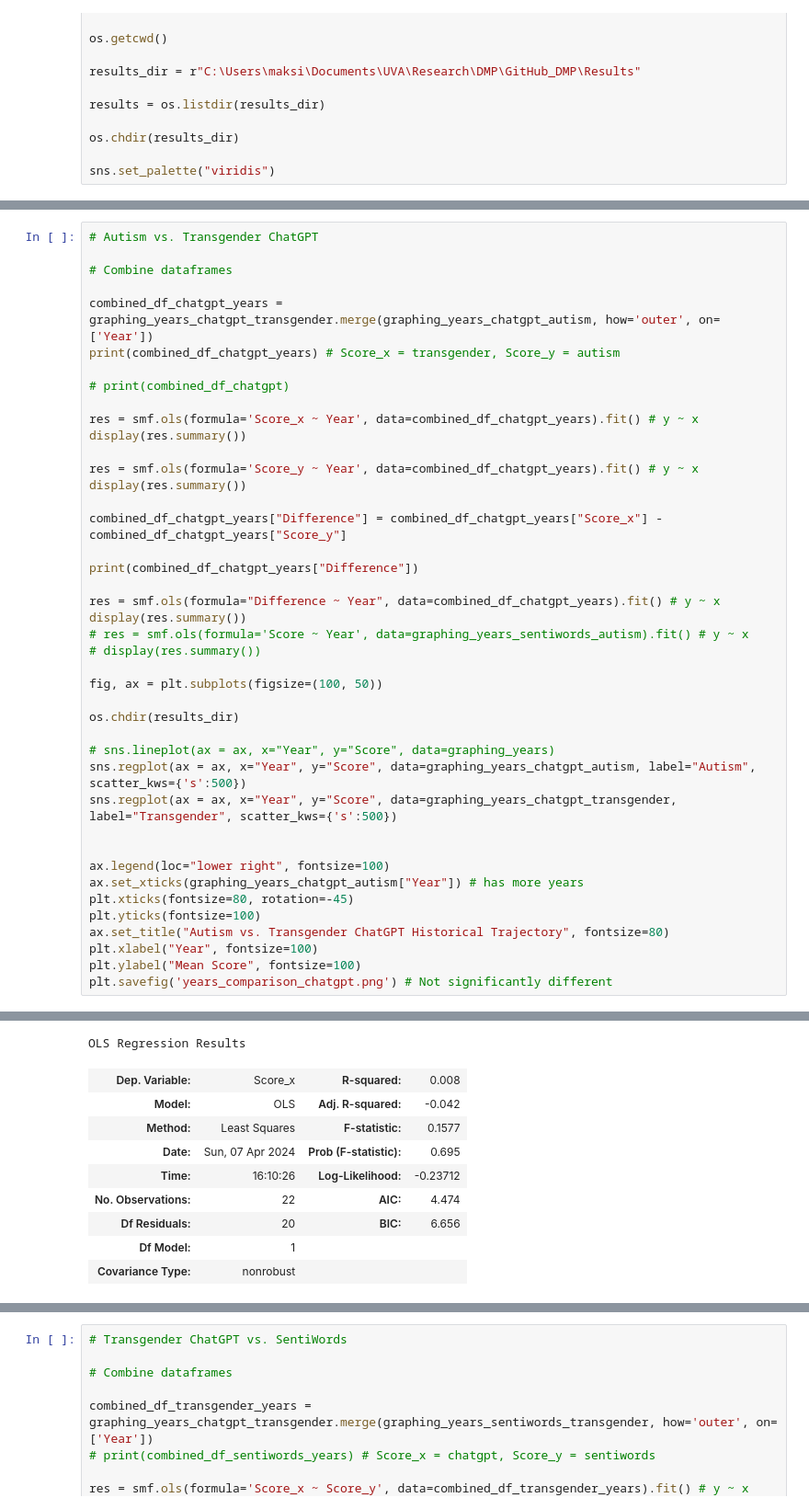
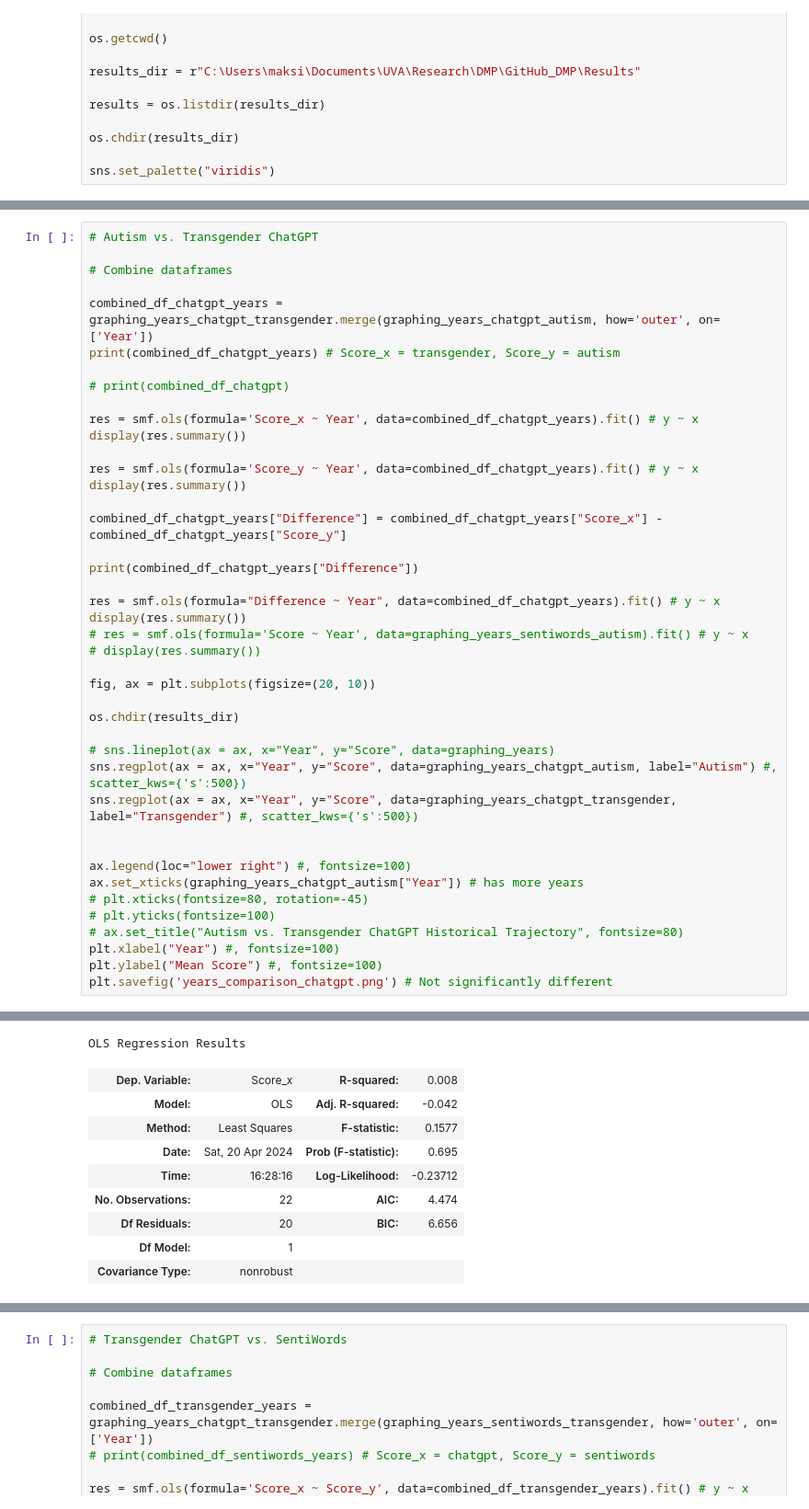
Before and after one commit to maksiaev/GitHub_DMP, a Jupyter notebook: Results/Comparisons.ipynb, the cells around one changed output, grey strips where cells are left out. Shown at 92% size. Cells and saved outputs as stored; diff of their text form.

```diff
--- a/Results/Comparisons.ipynb
+++ b/Results/Comparisons.ipynb
@@ -605,47 +605,47 @@ display(res.summary())
 # res = smf.ols(formula='Score ~ Year', data=graphing_years_sentiwords_autism).fit() # y ~ x
 # display(res.summary())
 
-fig, ax = plt.subplots(figsize=(100, 50))
+fig, ax = plt.subplots(figsize=(20, 10))
 
 os.chdir(results_dir)
 
 # sns.lineplot(ax = ax, x="Year", y="Score", data=graphing_years)
-sns.regplot(ax = ax, x="Year", y="Score", data=graphing_years_chatgpt_autism, label="Autism", scatter_kws={'s':500})
-sns.regplot(ax = ax, x="Year", y="Score", data=graphing_years_chatgpt_transgender, label="Transgender", scatter_kws={'s':500})
+sns.regplot(ax = ax, x="Year", y="Score", data=graphing_years_chatgpt_autism, label="Autism") #, scatter_kws={'s':500})
+sns.regplot(ax = ax, x="Year", y="Score", data=graphing_years_chatgpt_transgender, label="Transgender") #, scatter_kws={'s':500})
 
 
-ax.legend(loc="lower right", fontsize=100)
+ax.legend(loc="lower right") #, fontsize=100)
 ax.set_xticks(graphing_years_chatgpt_autism["Year"]) # has more years
-plt.xticks(fontsize=80, rotation=-45)
-plt.yticks(fontsize=100)
-ax.set_title("Autism vs. Transgender ChatGPT Historical Trajectory", fontsize=80)
-plt.xlabel("Year", fontsize=100)
-plt.ylabel("Mean Score", fontsize=100)
+# plt.xticks(fontsize=80, rotation=-45)
+# plt.yticks(fontsize=100)
+# ax.set_title("Autism vs. Transgender ChatGPT Historical Trajectory", fontsize=80)
+plt.xlabel("Year") #, fontsize=100)
+plt.ylabel("Mean Score") #, fontsize=100)
 plt.savefig('years_comparison_chatgpt.png') # Not significantly different
 # %% [output]
     Unnamed: 0_x  Year   Score_x  Unnamed: 0_y   Score_y
 0         1988.0  1988  0.637290          1988 -1.867855
 1         1997.0  1997  0.933866          1997 -0.343447
 2         1999.0  1999  0.354570          1999 -1.108525
 3         2000.0  2000  0.534619          2000 -0.252563
 4         2001.0  2001  0.783589          2001 -0.508578
 5         2002.0  2002  0.385299          2002 -0.342893
 6         2003.0  2003  0.236318          2003 -0.089278
 7         2004.0  2004  0.541201          2004  0.243029
 8         2005.0  2005  0.156394          2005 -0.091470
 9         2006.0  2006  0.195465          2006 -0.510913
 10        2007.0  2007  0.591467          2007 -0.336079
 ... (11 lines left out)
 22           NaN  1992       NaN          1992 -2.441956
 23           NaN  1995       NaN          1995 -0.403737
 24           NaN  1996       NaN          1996 -0.220810
 25           NaN  1998       NaN          1998 -0.867313
 OLS Regression Results
 | Dep. Variable: | Score_x | R-squared: | 0.008 |
 | Model: | OLS | Adj. R-squared: | -0.042 |
 | Method: | Least Squares | F-statistic: | 0.1577 |
-| Date: | Sun, 07 Apr 2024 | Prob (F-statistic): | 0.695 |
-| Time: | 16:10:26 | Log-Likelihood: | -0.23712 |
+| Date: | Sat, 20 Apr 2024 | Prob (F-statistic): | 0.695 |
+| Time: | 16:28:16 | Log-Likelihood: | -0.23712 |
 | No. Observations: | 22 | AIC: | 4.474 |
 | Df Residuals: | 20 | BIC: | 6.656 |
 | Df Model: | 1 |  |  |
```
Also changed, not shown: parts of 7 cells of this notebook, 7 other files.
